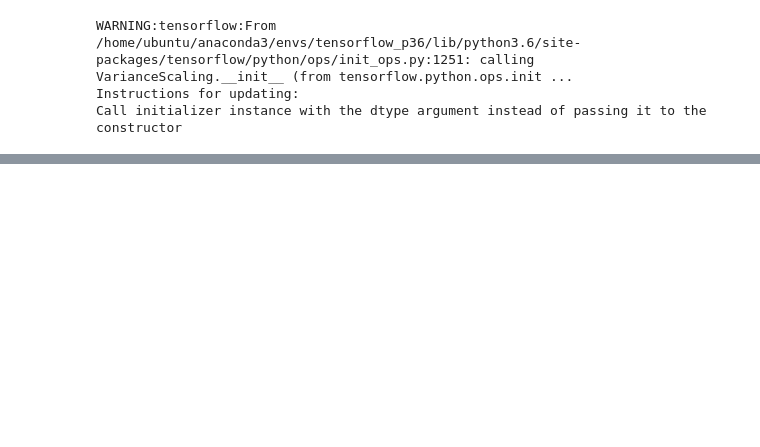
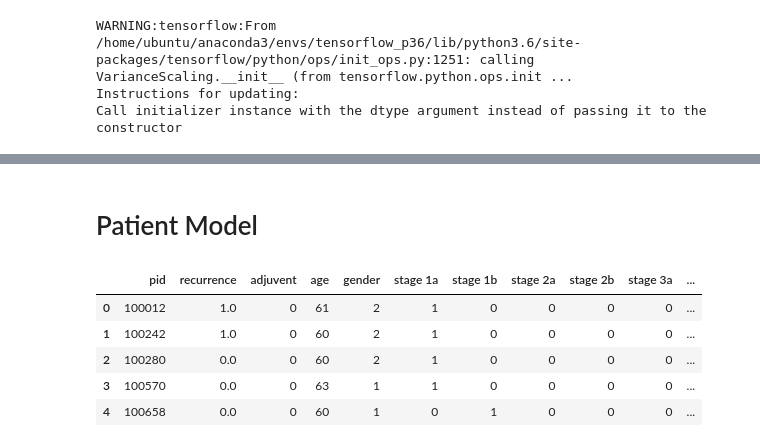
Before and after one commit to maggiebasta/lung-cancer-thesis, a Jupyter notebook: NLST/nlst_train.ipynb, the cells around one changed output, grey strips where cells are left out. Saved outputs shown, nothing was run; the diff lists cells and outputs as text; code cells hidden in the pictures; blank space fills up the shorter version.

```diff
--- a/NLST/nlst_train.ipynb
+++ b/NLST/nlst_train.ipynb
@@ -160,0 +136,12 @@ plot_auc(Ys, preds, ax)
+# %% [markdown]
+# Patient Model
+# %%
+df = pd.read_csv('data/nlst_patient_table.csv')
+df.head()
+# %% [output]
+|  | pid | recurrence | adjuvent | age | gender | stage 1a | stage 1b | stage 2a | stage 2b | stage 3a | ... |
+| 0 | 100012 | 1.0 | 0 | 61 | 2 | 1 | 0 | 0 | 0 | 0 | ... |
+| 1 | 100242 | 1.0 | 0 | 60 | 2 | 1 | 0 | 0 | 0 | 0 | ... |
+| 2 | 100280 | 0.0 | 0 | 60 | 2 | 1 | 0 | 0 | 0 | 0 | ... |
+| 3 | 100570 | 0.0 | 0 | 63 | 1 | 1 | 0 | 0 | 0 | 0 | ... |
+| 4 | 100658 | 0.0 | 0 | 60 | 1 | 0 | 1 | 0 | 0 | 0 | ... |
```
Also changed, not shown: parts of 15 cells of this notebook, 5 other files.
